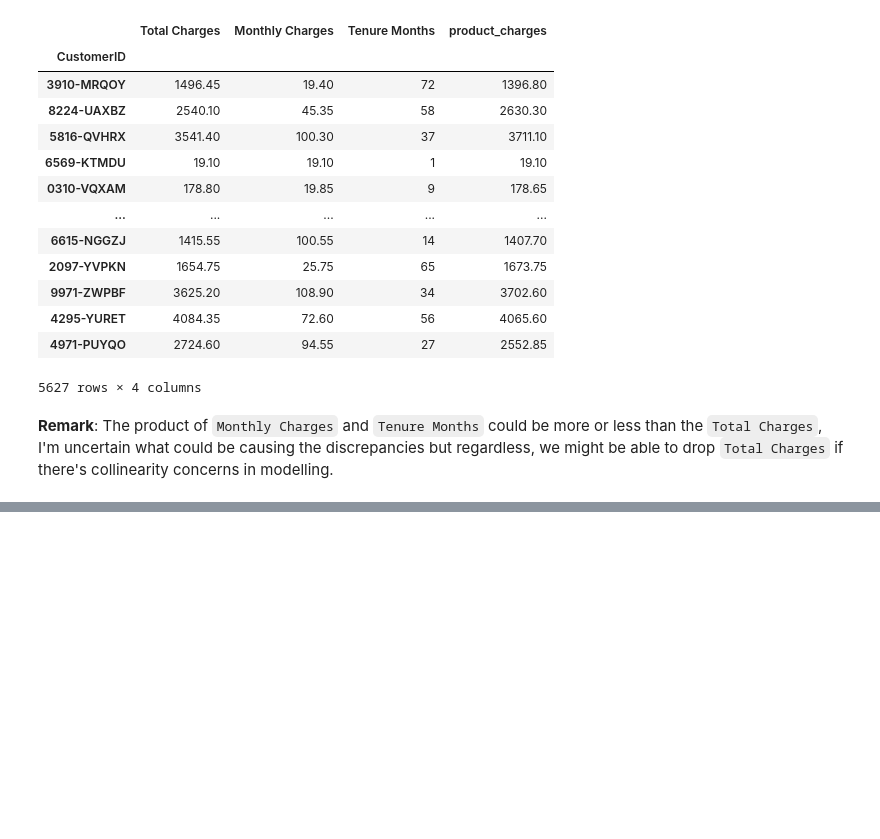
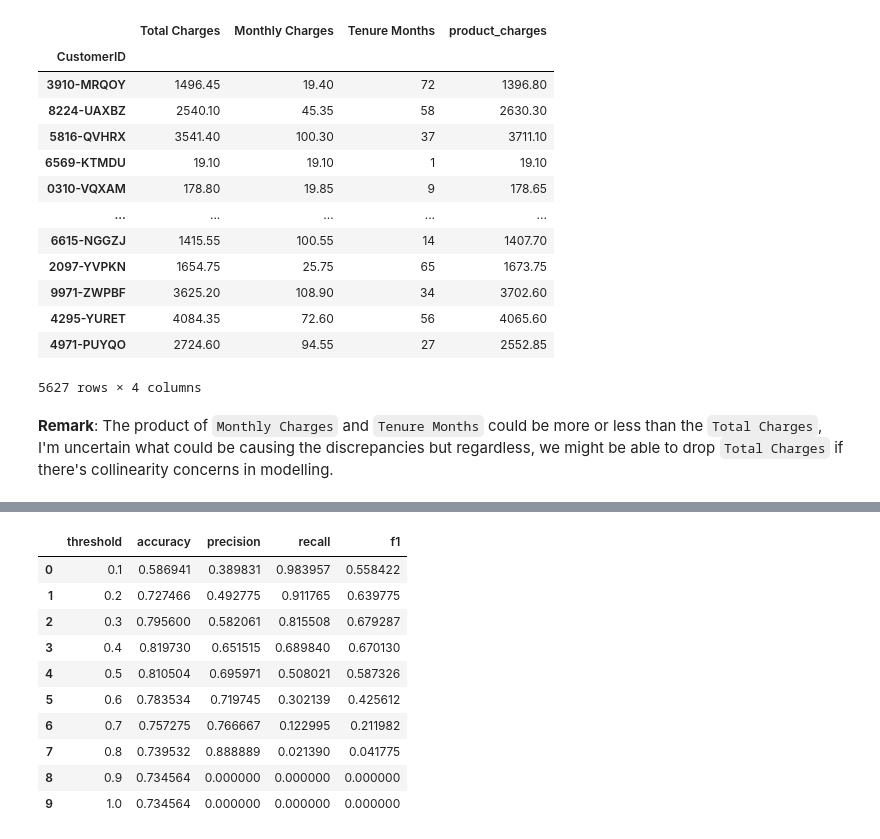
Before and after one commit to viviensiu/project_swan, a Jupyter notebook: swan_project_vs.ipynb, the cells around one changed output, grey strips where cells are left out. Saved outputs shown, nothing was run; the diff lists cells and outputs as text; code cells hidden in the pictures; blank space fills up the shorter version.

```diff
--- a/swan_project_vs.ipynb
+++ b/swan_project_vs.ipynb
@@ -411,0 +633,18 @@ See the caveats in the documentation: https://pandas.pydata.org/pandas-docs/stab
+# %%
+test_pred = gcv_rf.predict_proba(test_transformed)
+
+### Evaluation on test set
+df_scores = eval_set(y_test, test_pred)
+df_scores
+# %% [output]
+|  | threshold | accuracy | precision | recall | f1 |
+| 0 | 0.1 | 0.586941 | 0.389831 | 0.983957 | 0.558422 |
+| 1 | 0.2 | 0.727466 | 0.492775 | 0.911765 | 0.639775 |
+| 2 | 0.3 | 0.795600 | 0.582061 | 0.815508 | 0.679287 |
+| 3 | 0.4 | 0.819730 | 0.651515 | 0.689840 | 0.670130 |
+| 4 | 0.5 | 0.810504 | 0.695971 | 0.508021 | 0.587326 |
+| 5 | 0.6 | 0.783534 | 0.719745 | 0.302139 | 0.425612 |
+| 6 | 0.7 | 0.757275 | 0.766667 | 0.122995 | 0.211982 |
+| 7 | 0.8 | 0.739532 | 0.888889 | 0.021390 | 0.041775 |
+| 8 | 0.9 | 0.734564 | 0.000000 | 0.000000 | 0.000000 |
+| 9 | 1.0 | 0.734564 | 0.000000 | 0.000000 | 0.000000 |
```
Also changed, not shown: parts of 32 cells of this notebook.
